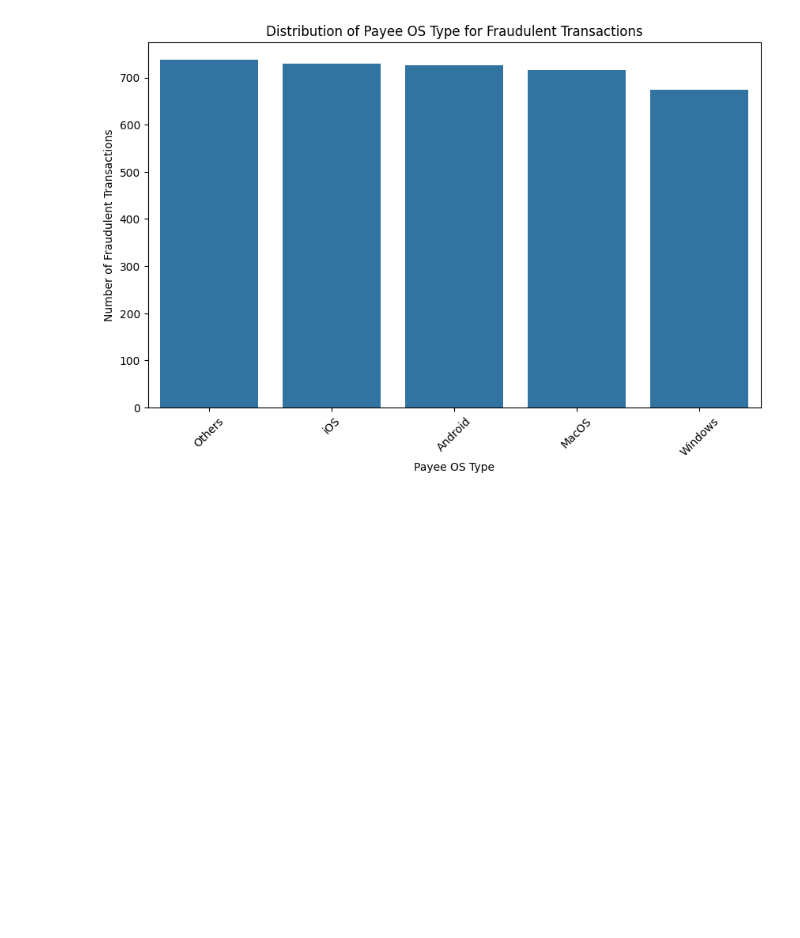
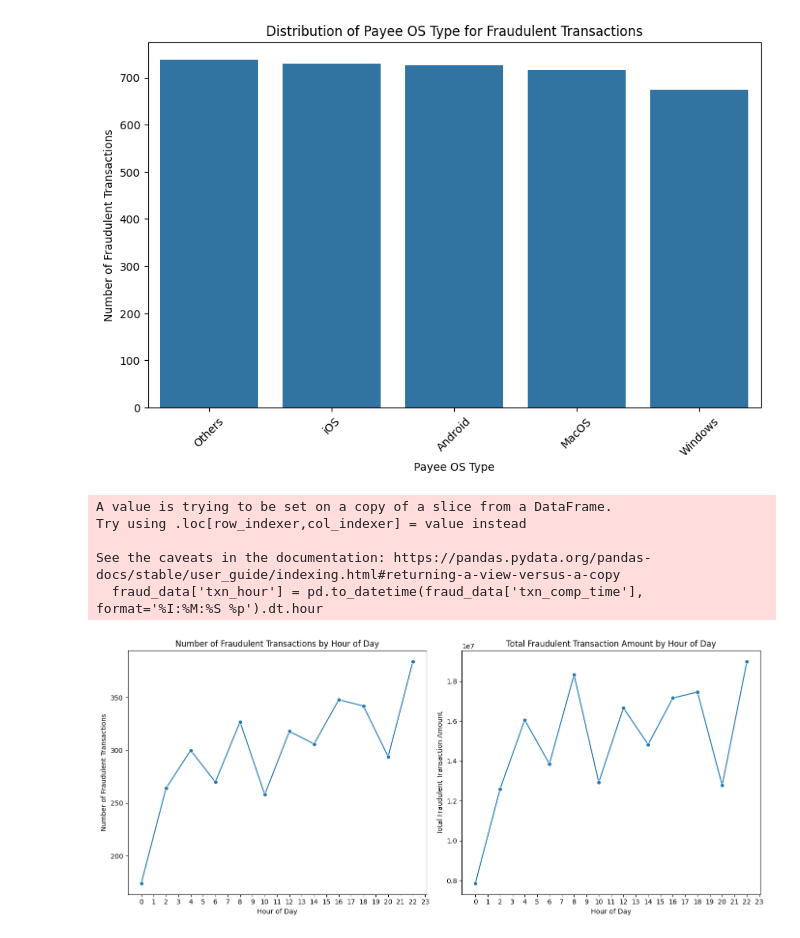
Before and after one commit to shashwatdixit10/Fraud-Detection-ML, a Jupyter notebook: ML Project.ipynb, the cells around one changed output. Drawn from its saved outputs; the diff is of its cells as text; code cells hidden in the pictures; blank space fills up the shorter version.

```diff
--- a/ML Project.ipynb
+++ b/ML Project.ipynb
@@ -171,3 +171,46 @@ plt.xticks(rotation=45)
 plt.show()
 # %% [output]
 [figure]
+# %%
+# Create target variable 'is_fraud'
+fraud_labels = ['Fraudulent Transaction']
+data['is_fraud'] = data['txn_subtype'].apply(lambda x: 1 if x in fraud_labels else 0)
+
+fraud_data = data[data['is_fraud'] == 1]
+
+
+fraud_data['txn_hour'] = pd.to_datetime(fraud_data['txn_comp_time'], format='%I:%M:%S %p').dt.hour
+
+
+fraud_count_by_hour = fraud_data.groupby('txn_hour').size()
+
+
+fraud_amount_by_hour = fraud_data.groupby('txn_hour')['payee_requested_amount'].sum()
+
+# Plot the number of fraudulent transactions by hour
+plt.figure(figsize=(14, 6))
+
+plt.subplot(1, 2, 1)
+sns.lineplot(x=fraud_count_by_hour.index, y=fraud_count_by_hour.values, marker='o')
+plt.xlabel('Hour of Day')
+plt.ylabel('Number of Fraudulent Transactions')
+plt.title('Number of Fraudulent Transactions by Hour of Day')
+plt.xticks(range(0, 24))
+
+# Plot the total fraudulent transaction amount by hour
+plt.subplot(1, 2, 2)
+sns.lineplot(x=fraud_amount_by_hour.index, y=fraud_amount_by_hour.values, marker='o')
+plt.xlabel('Hour of Day')
+plt.ylabel('Total Fraudulent Transaction Amount')
+plt.title('Total Fraudulent Transaction Amount by Hour of Day')
+plt.xticks(range(0, 24))
+
+plt.tight_layout()
+plt.show()
+# %% [output]
+A value is trying to be set on a copy of a slice from a DataFrame.
+Try using .loc[row_indexer,col_indexer] = value instead
+
+See the caveats in the documentation: https://pandas.pydata.org/pandas-docs/stable/user_guide/indexing.html#returning-a-view-versus-a-copy
+  fraud_data['txn_hour'] = pd.to_datetime(fraud_data['txn_comp_time'], format='%I:%M:%S %p').dt.hour
+[figure, added]
```
Also changed, not shown: parts of 6 cells of this notebook.
